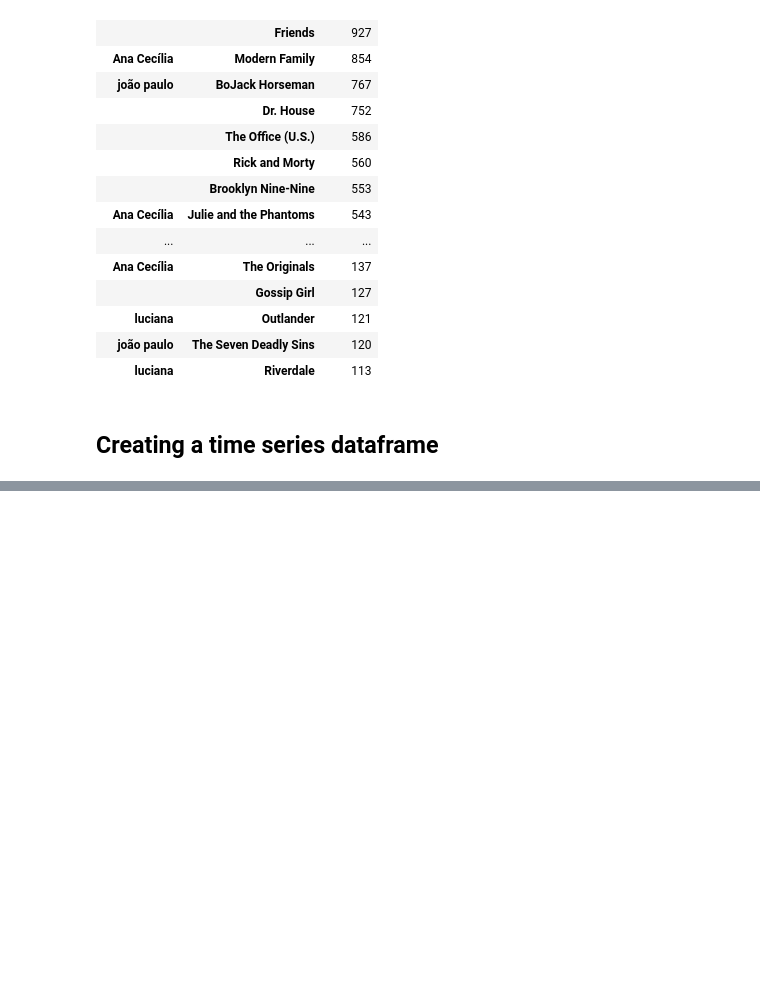
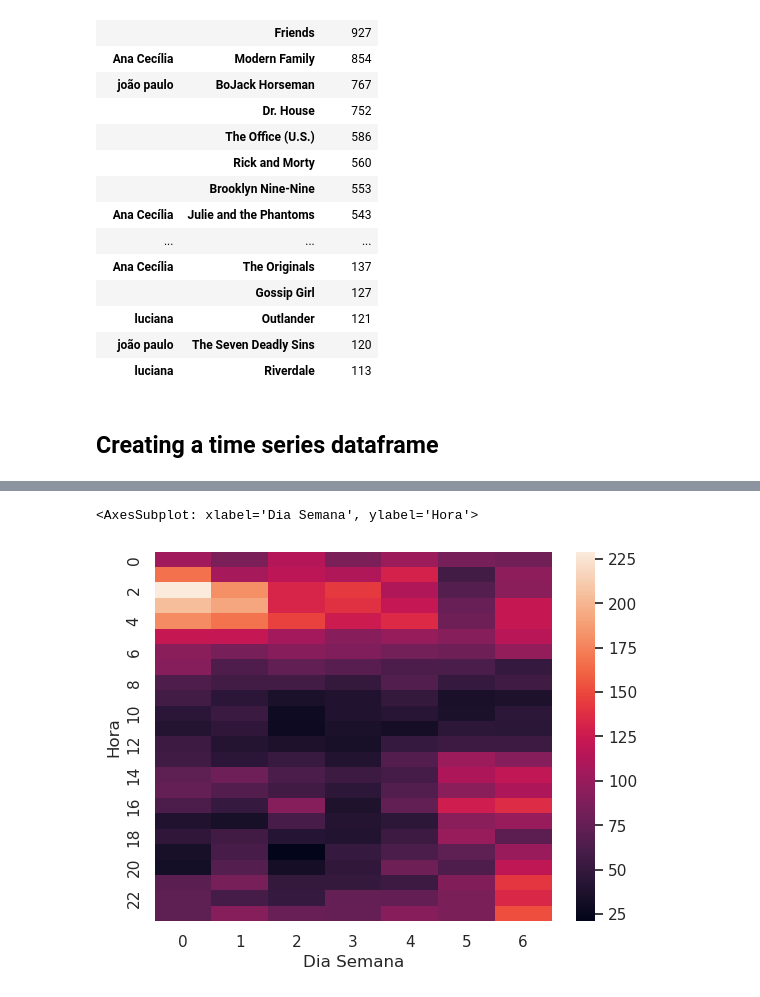
Before and after one commit to JohnHolz/JohnHolz.github.io, a Jupyter notebook: trabalho2.ipynb, the cells around one changed output, grey strips where cells are left out. Cells and saved outputs as stored; diff of their text form; code cells hidden in the pictures; blank space fills up the shorter version.

```diff
--- a/trabalho2.ipynb
+++ b/trabalho2.ipynb
@@ -242,0 +264,6 @@ test.to_csv('df_one.csv')
+# %%
+joao = x[x['Profile Name']=='joão paulo']
+sns.heatmap(pd.crosstab(joao.Hora,joao['Dia Semana']))
+# %% [output]
+<AxesSubplot: xlabel='Dia Semana', ylabel='Hora'>
+[figure, added]
```
Also changed, not shown: parts of 19 cells of this notebook, 6 other files.
